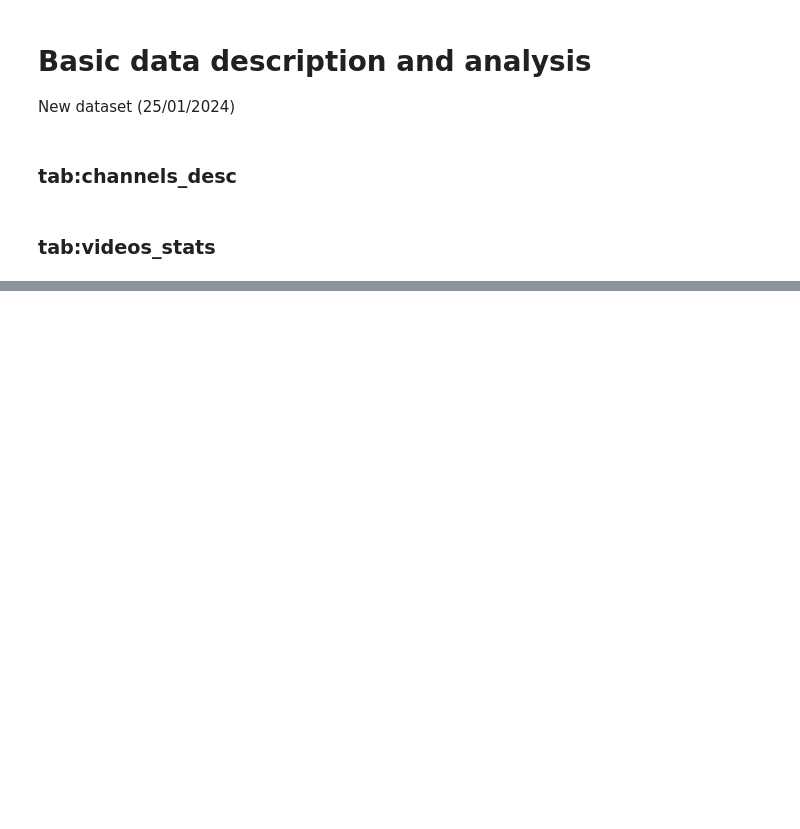
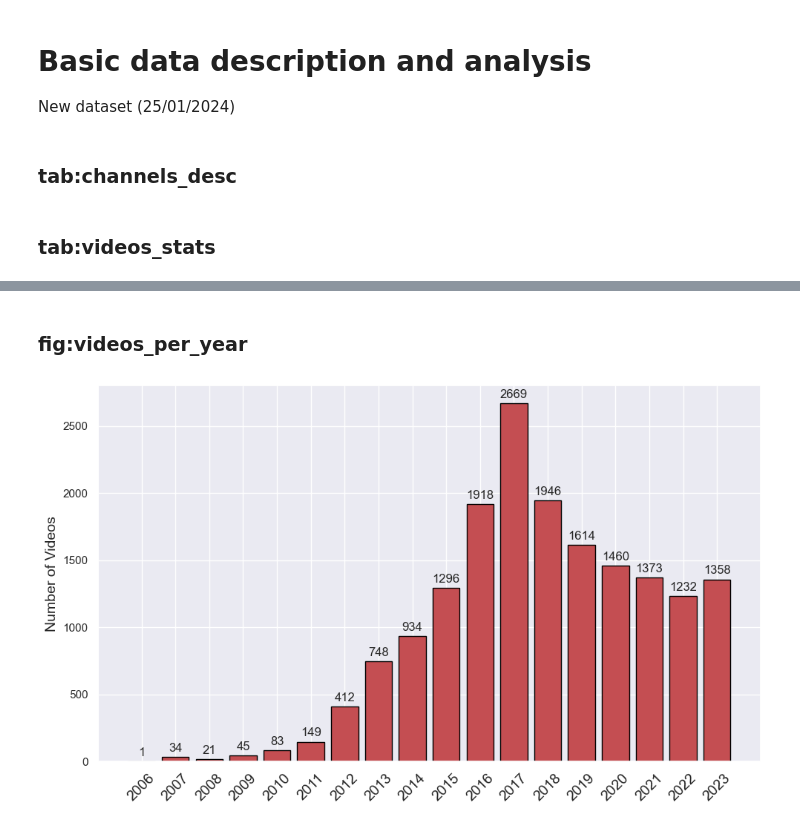
Before and after one commit to thalesbertaglia/toxmon, a Jupyter notebook: notebooks/data_description.ipynb, the cells around one changed output, grey strips where cells are left out. Drawn from its saved outputs; the diff is of its cells as text; code cells hidden in the pictures; blank space fills up the shorter version.

```diff
--- a/notebooks/data_description.ipynb
+++ b/notebooks/data_description.ipynb
@@ -26,7 +26,9 @@ df_channels["published_at"] = pd.to_datetime(df_channels["published_at"], format
 # %% [markdown]
 ### tab:channels_desc
 # %%
-df_channels["age"] = (pd.Timestamp.now(tz="UTC") - df_channels["published_at"]).dt.days / 365.25
+df_channels["age"] = (
+    pd.Timestamp.now(tz="UTC") - df_channels["published_at"]
+).dt.days / 365.25
 
 channel_desc = df_channels[
     ["title", "category", "view_count", "sub_count", "video_count", "age"]
@@ -173,0 +178,4 @@ lil lunchbox & 3.48k $\pm$ 5.98k & 0.05k $\pm$ 0.05k & 0.05k $\pm$ 0.05k \\
+# %%
+df_videos["category"] = df_videos["channel"].map(
+    df_channels.set_index("title")["category"].to_dict()
+)
@@ -173,0 +221,51 @@ lil lunchbox & 3.48k $\pm$ 5.98k & 0.05k $\pm$ 0.05k & 0.05k $\pm$ 0.05k \\
+# %% [markdown]
+### fig:videos_per_year
+# %%
+# Extract the year from the 'published_at' column
+df_videos["year"] = df_videos["published_at"].dt.year
+
+# Count the number of videos per year
+videos_per_year = df_videos.groupby("year").size()
+# %%
+import matplotlib.pyplot as plt
+from toxmon import utils
+
+utils.setup_visualization()  # Setup the visualization
+
+# Creating the bar plot
+plt.figure(figsize=(10, 6))
+bars = plt.bar(
+    videos_per_year.index,
+    videos_per_year.values,
+    alpha=1,
+    color="C3",
+    edgecolor="black",
+)
+
+# Add annotations to the bars
+for bar in bars:
+    height = bar.get_height()
+    plt.annotate(
+        f"{int(height)}",  # Integer annotation for count
+        xy=(bar.get_x() + bar.get_width() / 2, height),
+        xytext=(0, 3),  # 3 points vertical offset
+        textcoords="offset points",
+        ha="center",
+        va="bottom",
+    )
+
+# Set labels and ticks
+plt.ylabel("Number of Videos", fontsize=14)
+plt.xticks(videos_per_year.index, rotation=45, fontsize=14)
+
+plt.tight_layout()
+utils.generate_latex_figure(
+    plt.gcf(),
+    filename="videos_per_year",
+    figure_caption="Number of Videos per Year",
+    figure_label="fig:videos_per_year",
+)
+
+# plt.show()
+# %% [output]
+[figure, added]
```
Also changed, not shown: parts of 8 cells of this notebook.
